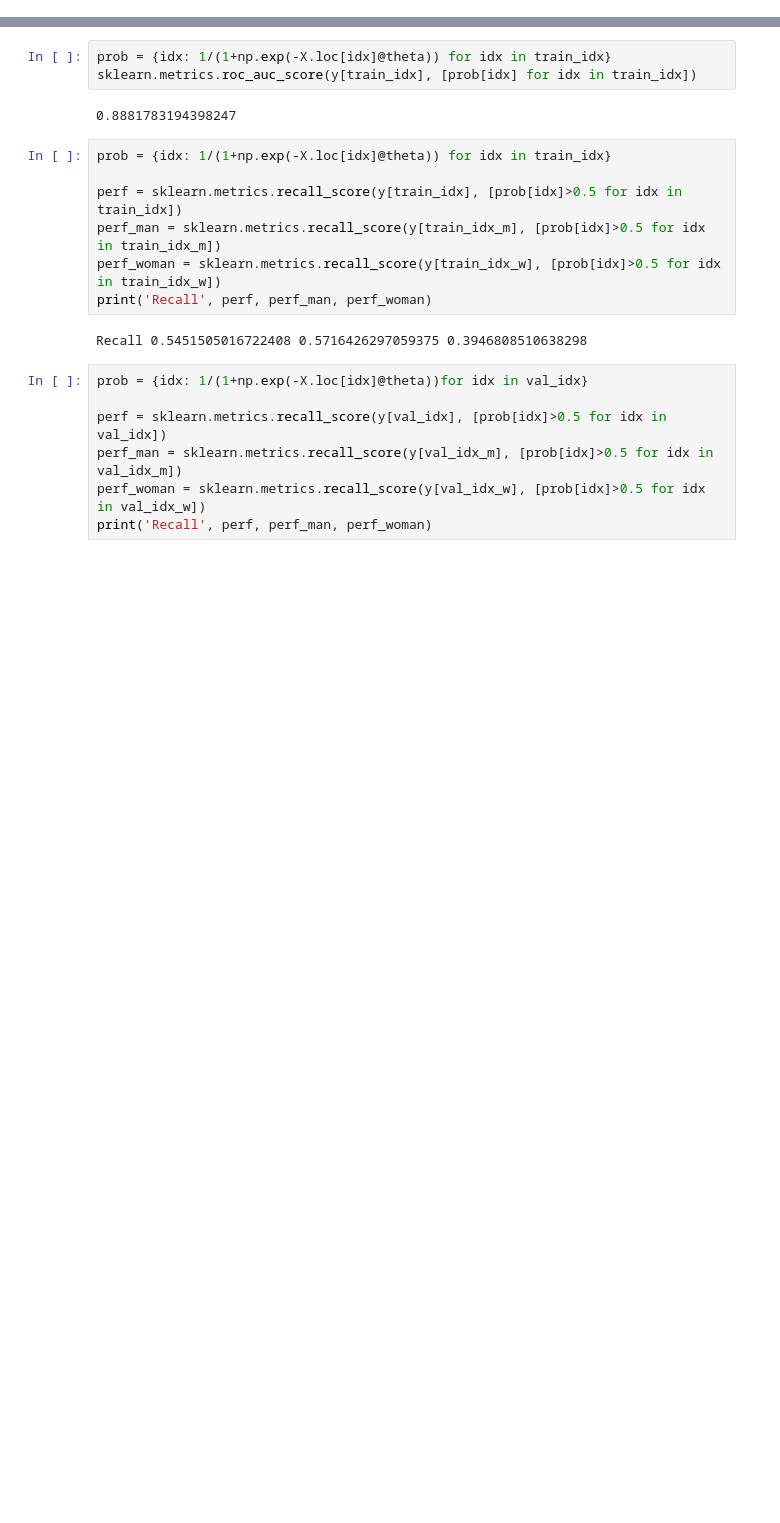
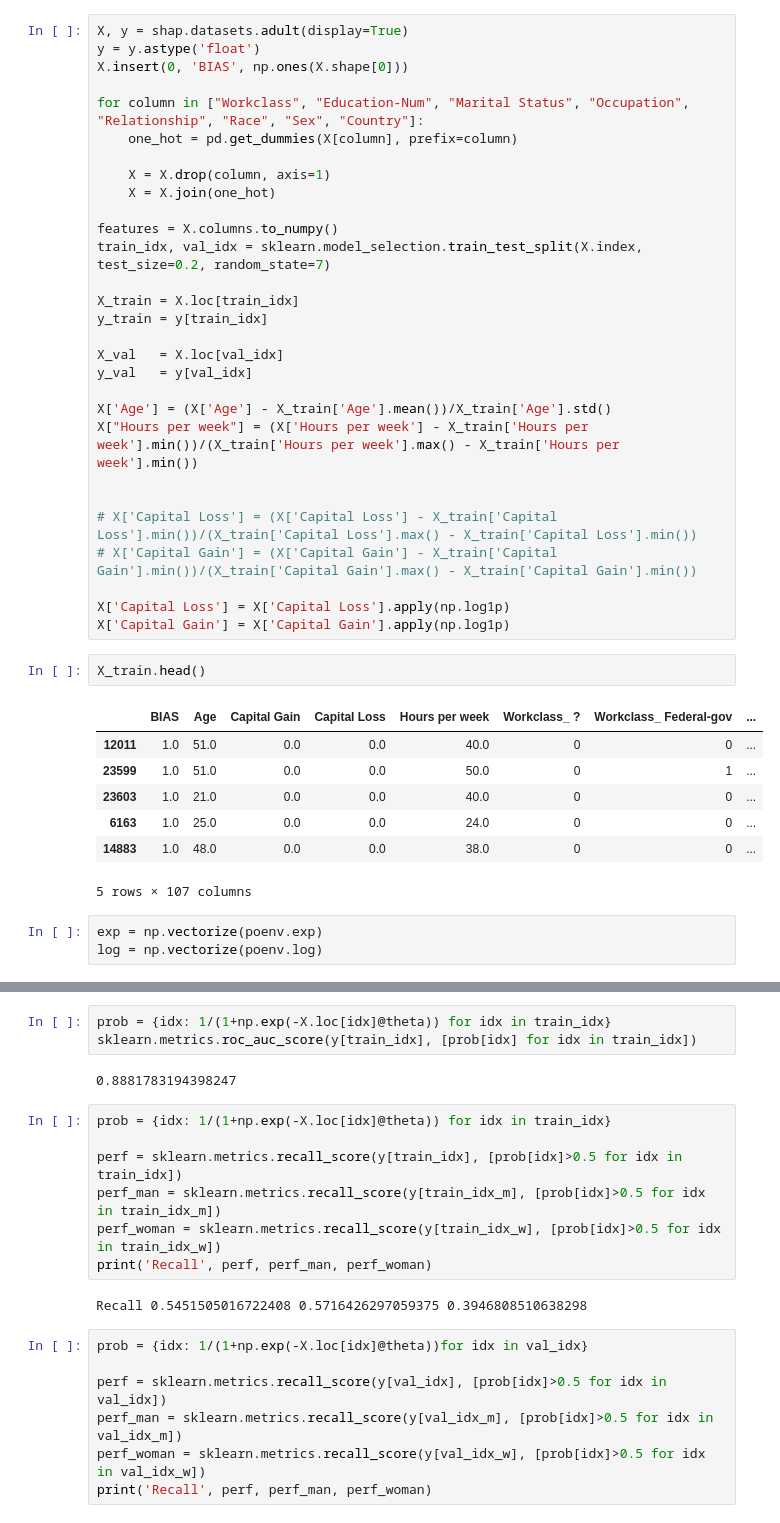
Before and after one commit to DanielGardin/MO810---Aprendizado-de-M-quina--tico, a Jupyter notebook: T0 - Avaliação Diagnóstica/Notebook 0.2 - Otimização.ipynb, the cells around one changed output, grey strips where cells are left out. Saved outputs shown, nothing was run; the diff lists cells and outputs as text; blank space fills up the shorter version.

```diff
--- a/T0 - Avaliação Diagnóstica/Notebook 0.2 - Otimização.ipynb
+++ b/T0 - Avaliação Diagnóstica/Notebook 0.2 - Otimização.ipynb
@@ -81,0 +13,42 @@ theta = pd.Series([model.theta[feat]() for feat in model.features], model.featur
+# %%
+X, y = shap.datasets.adult(display=True)
+y = y.astype('float')
+X.insert(0, 'BIAS', np.ones(X.shape[0]))
+
+for column in ["Workclass", "Education-Num", "Marital Status", "Occupation", "Relationship", "Race", "Sex", "Country"]:
+    one_hot = pd.get_dummies(X[column], prefix=column)
+
+    X = X.drop(column, axis=1)
+    X = X.join(one_hot)
+
+features = X.columns.to_numpy()
+train_idx, val_idx = sklearn.model_selection.train_test_split(X.index, test_size=0.2, random_state=7)
+
+X_train = X.loc[train_idx]
+y_train = y[train_idx]
+
+X_val   = X.loc[val_idx]
+y_val   = y[val_idx]
+
+X['Age'] = (X['Age'] - X_train['Age'].mean())/X_train['Age'].std()
+X["Hours per week"] = (X['Hours per week'] - X_train['Hours per week'].min())/(X_train['Hours per week'].max() - X_train['Hours per week'].min())
+
+
+# X['Capital Loss'] = (X['Capital Loss'] - X_train['Capital Loss'].min())/(X_train['Capital Loss'].max() - X_train['Capital Loss'].min())
+# X['Capital Gain'] = (X['Capital Gain'] - X_train['Capital Gain'].min())/(X_train['Capital Gain'].max() - X_train['Capital Gain'].min())
+
+X['Capital Loss'] = X['Capital Loss'].apply(np.log1p)
+X['Capital Gain'] = X['Capital Gain'].apply(np.log1p)
+# %%
+X_train.head()
+# %% [output]
+|  | BIAS | Age | Capital Gain | Capital Loss | Hours per week | Workclass_ ? | Workclass_ Federal-gov | ... |
+| 12011 | 1.0 | 51.0 | 0.0 | 0.0 | 40.0 | 0 | 0 | ... |
+| 23599 | 1.0 | 51.0 | 0.0 | 0.0 | 50.0 | 0 | 1 | ... |
+| 23603 | 1.0 | 21.0 | 0.0 | 0.0 | 40.0 | 0 | 0 | ... |
+| 6163 | 1.0 | 25.0 | 0.0 | 0.0 | 24.0 | 0 | 0 | ... |
+| 14883 | 1.0 | 48.0 | 0.0 | 0.0 | 38.0 | 0 | 0 | ... |
+5 rows × 107 columns
+# %%
+exp = np.vectorize(poenv.exp)
+log = np.vectorize(poenv.log)
```
Also changed, not shown: parts of 27 cells of this notebook, 2 other files.
